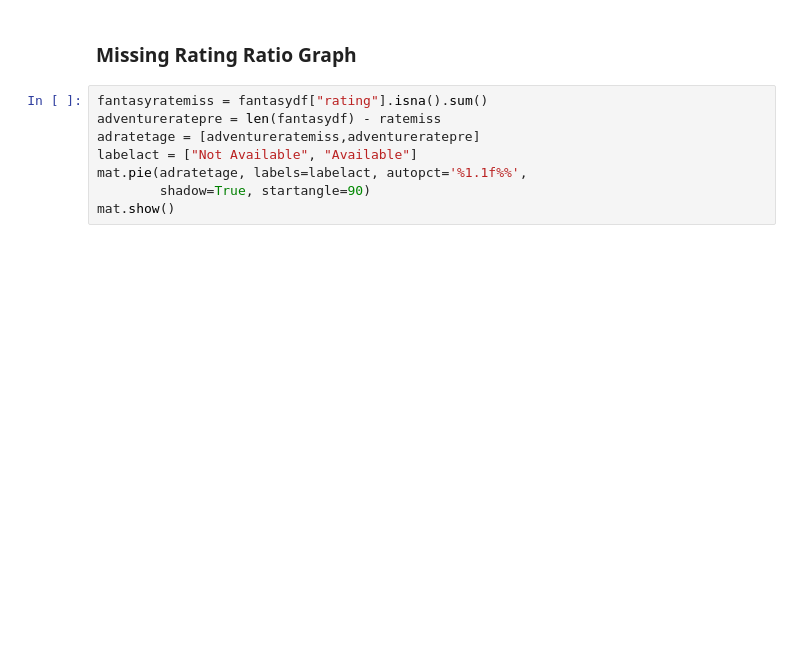
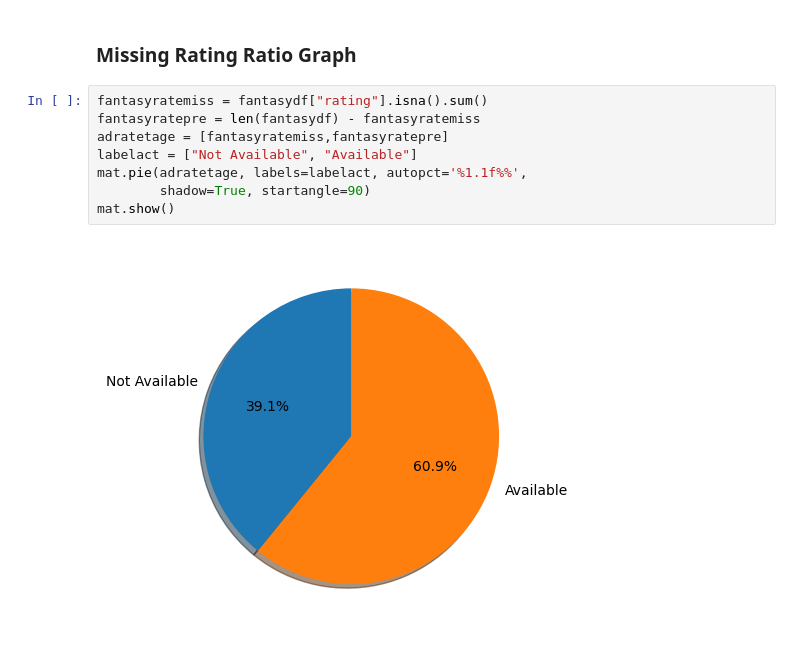
Before and after one commit to manglanivivek/The-iMdb-data-analysis, a Jupyter notebook: Genre Analysis/Fantasy/fantasy.ipynb, the cells around one changed output. Cells and saved outputs as stored; diff of their text form; blank space fills up the shorter version.

```diff
--- a/Genre Analysis/Fantasy/fantasy.ipynb
+++ b/Genre Analysis/Fantasy/fantasy.ipynb
@@ -40,9 +100,11 @@ fantasymiss
 ### Missing Rating Ratio Graph
 # %%
 fantasyratemiss = fantasydf["rating"].isna().sum()
-adventureratepre = len(fantasydf) - ratemiss
-adratetage = [adventureratemiss,adventureratepre]
+fantasyratepre = len(fantasydf) - fantasyratemiss
+adratetage = [fantasyratemiss,fantasyratepre]
 labelact = ["Not Available", "Available"]
 mat.pie(adratetage, labels=labelact, autopct='%1.1f%%',
         shadow=True, startangle=90)
 mat.show()
+# %% [output]
+[figure, added]
```
Also changed, not shown: parts of 12 cells of this notebook, 9 other files.
